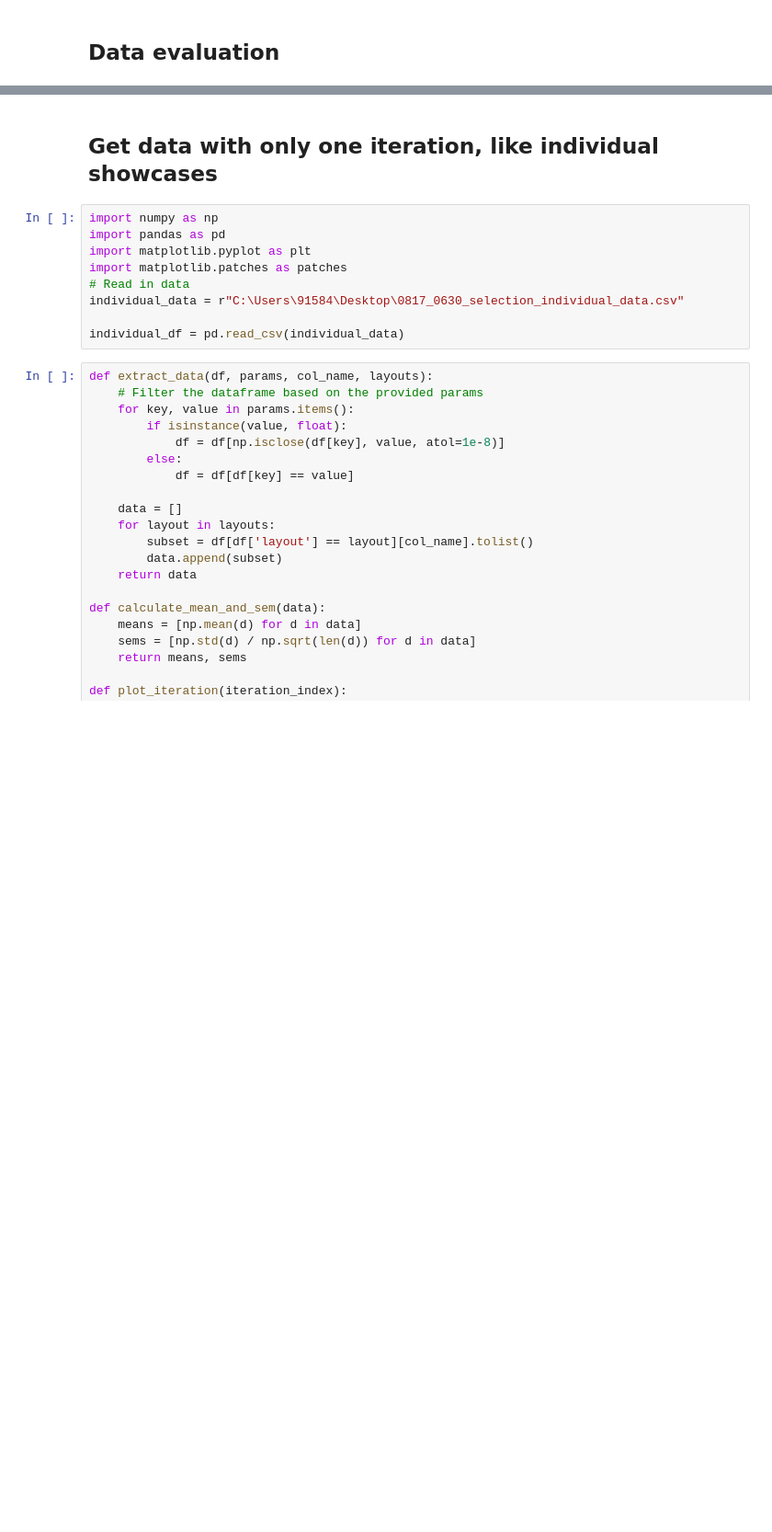
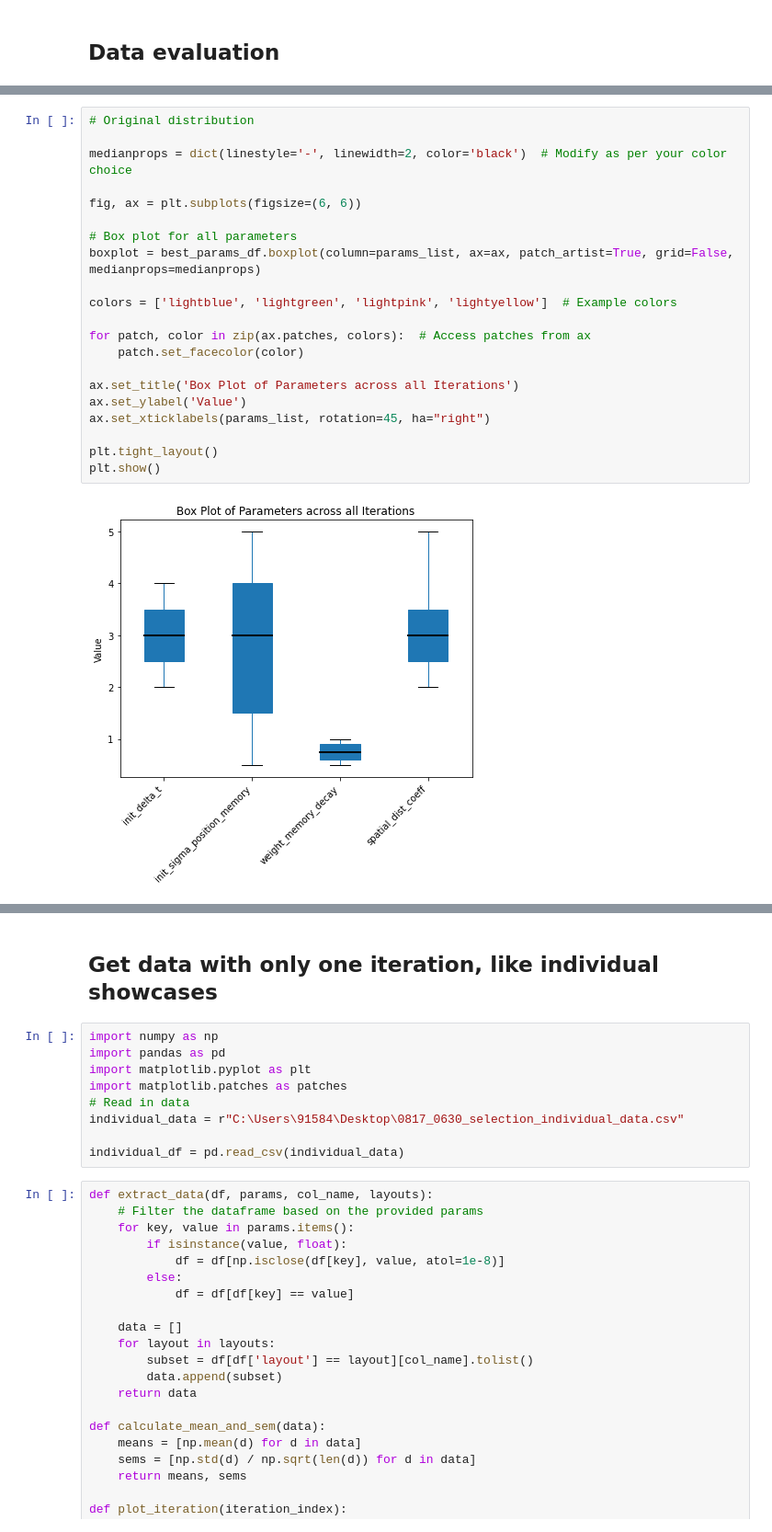
Before and after one commit to BaiYunpeng1949/heads-up-multitasker, a Jupyter notebook: huc/envs/mobile_reading/results/Grid Search.ipynb, the cells around one changed output, grey strips where cells are left out. Shown at 92% size. Drawn from its saved outputs; the diff is of its cells as text; blank space fills up the shorter version.

```diff
--- a/huc/envs/mobile_reading/results/Grid Search.ipynb
+++ b/huc/envs/mobile_reading/results/Grid Search.ipynb
@@ -760,0 +920,23 @@ plt.show()
+# %%
+# Original distribution
+
+medianprops = dict(linestyle='-', linewidth=2, color='black')  # Modify as per your color choice
+
+fig, ax = plt.subplots(figsize=(6, 6))
+
+# Box plot for all parameters
+boxplot = best_params_df.boxplot(column=params_list, ax=ax, patch_artist=True, grid=False, medianprops=medianprops)
+
+colors = ['lightblue', 'lightgreen', 'lightpink', 'lightyellow']  # Example colors
+
+for patch, color in zip(ax.patches, colors):  # Access patches from ax
+    patch.set_facecolor(color)
+
+ax.set_title('Box Plot of Parameters across all Iterations')
+ax.set_ylabel('Value')
+ax.set_xticklabels(params_list, rotation=45, ha="right")
+
+plt.tight_layout()
+plt.show()
+# %% [output]
+[figure, added]
```
Also changed, not shown: parts of 8 cells of this notebook, 3 other files.
